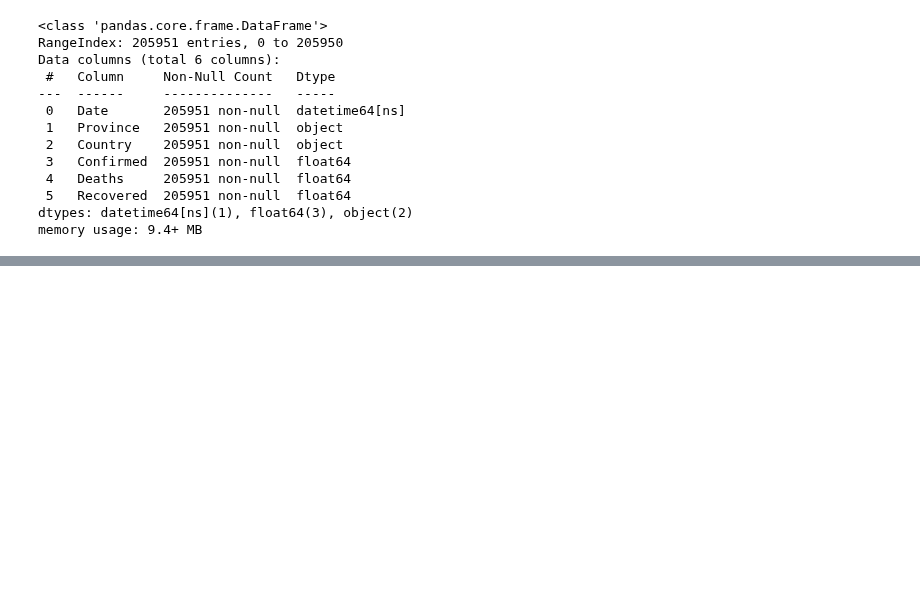
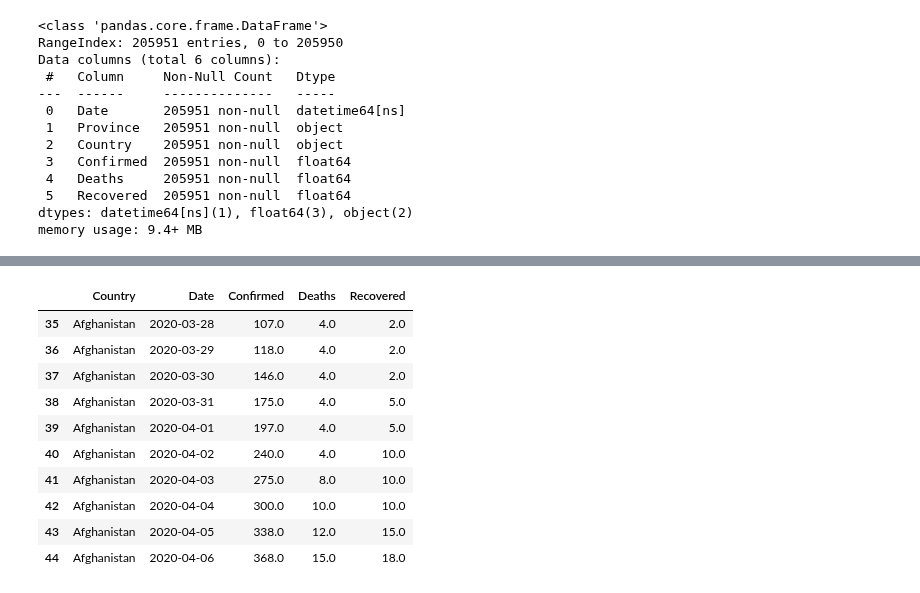
Before and after one commit to BalaSaiKoundinya5/Master-Python-Zero-to-Hero, a Jupyter notebook: Mastering Python Zero to Hero.ipynb, the cells around one changed output, grey strips where cells are left out. Drawn from its saved outputs; the diff is of its cells as text; code cells hidden in the pictures; blank space fills up the shorter version.

```diff
--- a/Mastering Python Zero to Hero.ipynb
+++ b/Mastering Python Zero to Hero.ipynb
@@ -2503,0 +2544,16 @@ ValueError: cannot insert Country, already exists
+# %%
+df3 = df2[df2['Confirmed']>100]
+# %%
+df3.head(10)
+# %% [output]
+|  | Country | Date | Confirmed | Deaths | Recovered |
+| 35 | Afghanistan | 2020-03-28 | 107.0 | 4.0 | 2.0 |
+| 36 | Afghanistan | 2020-03-29 | 118.0 | 4.0 | 2.0 |
+| 37 | Afghanistan | 2020-03-30 | 146.0 | 4.0 | 2.0 |
+| 38 | Afghanistan | 2020-03-31 | 175.0 | 4.0 | 5.0 |
+| 39 | Afghanistan | 2020-04-01 | 197.0 | 4.0 | 5.0 |
+| 40 | Afghanistan | 2020-04-02 | 240.0 | 4.0 | 10.0 |
+| 41 | Afghanistan | 2020-04-03 | 275.0 | 8.0 | 10.0 |
+| 42 | Afghanistan | 2020-04-04 | 300.0 | 10.0 | 10.0 |
+| 43 | Afghanistan | 2020-04-05 | 338.0 | 12.0 | 15.0 |
+| 44 | Afghanistan | 2020-04-06 | 368.0 | 15.0 | 18.0 |
```
Also changed, not shown: parts of 7 cells of this notebook.
